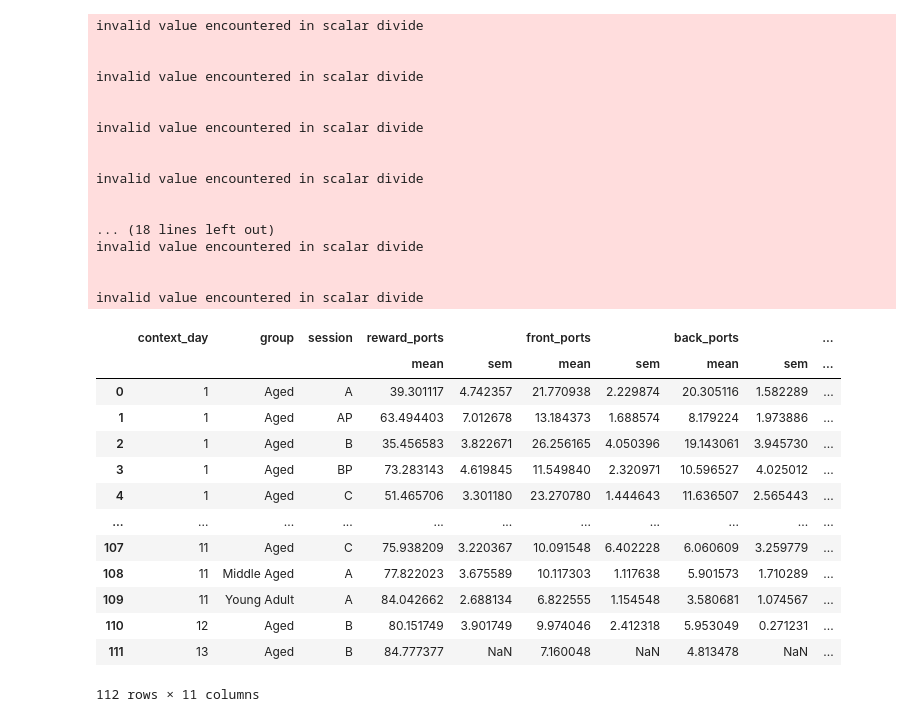
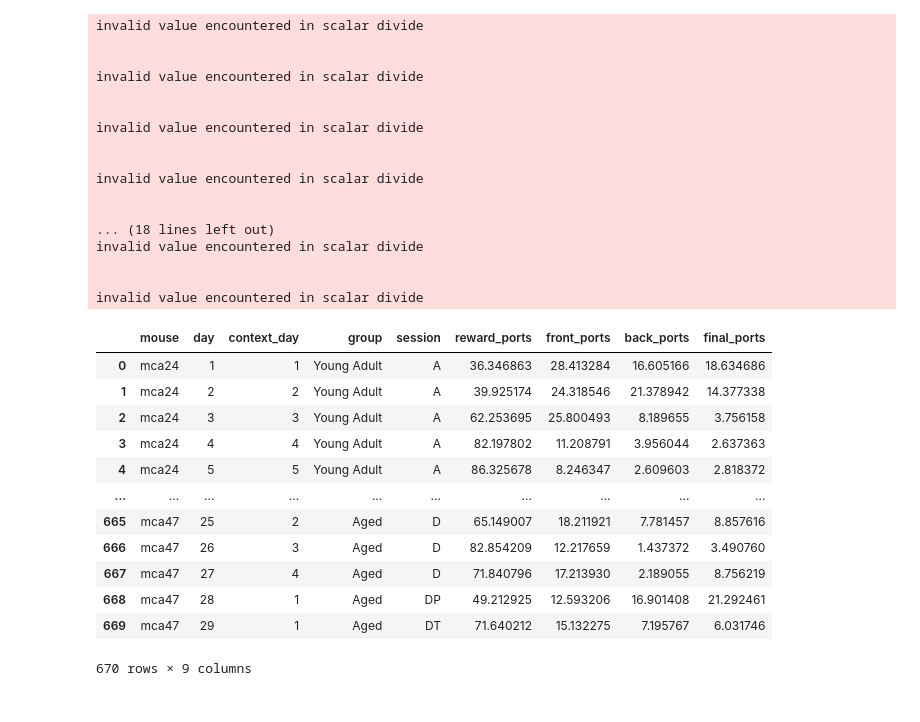
Before and after one commit to austinbaggetta/MultiCon_Analysis, a Jupyter notebook: MultiCon_Behavior/MultiCon_Aging2/current_behavior.ipynb, the cells around one changed output. Drawn from its saved outputs; the diff is of its cells as text; code cells hidden in the pictures.

```diff
--- a/MultiCon_Behavior/MultiCon_Aging2/current_behavior.ipynb
+++ b/MultiCon_Behavior/MultiCon_Aging2/current_behavior.ipynb
@@ -146,7 +146,7 @@ opacity = 0.8 ## for binning across trials
 # %%
 ## Linear track rewards
 result_dict = {'mouse': [], 'day': [], 'group': [], 'rewards': []}
-for mouse in os.listdir(lin_path):
+for mouse in os.listdir(lin_path)[:-1]:
     mouse_path = pjoin(lin_path, mouse)
     group = 'Young Adult' if mouse in young_adult else 'Middle Aged' if mouse in middle_aged else 'Aged'
     for idx, session in enumerate(os.listdir(mouse_path)):
@@ -1062,25 +1072,22 @@ invalid value encountered in scalar divide
 
 
 invalid value encountered in scalar divide
-# %%
-avg_licks = lick_df.groupby(['context_day', 'group', 'session'], as_index=False).agg({'reward_ports': ['mean', 'sem'], 'front_ports': ['mean', 'sem'],
-                                                                                      'back_ports': ['mean', 'sem'], 'final_ports': ['mean', 'sem']})
-avg_licks
-# %% [output]
-|  | context_day | group | session | reward_ports |  | front_ports |  | back_ports |  | ... |
-|  |  |  |  | mean | sem | mean | sem | mean | sem | ... |
-| 0 | 1 | Aged | A | 39.301117 | 4.742357 | 21.770938 | 2.229874 | 20.305116 | 1.582289 | ... |
-| 1 | 1 | Aged | AP | 63.494403 | 7.012678 | 13.184373 | 1.688574 | 8.179224 | 1.973886 | ... |
-| 2 | 1 | Aged | B | 35.456583 | 3.822671 | 26.256165 | 4.050396 | 19.143061 | 3.945730 | ... |
-| 3 | 1 | Aged | BP | 73.283143 | 4.619845 | 11.549840 | 2.320971 | 10.596527 | 4.025012 | ... |
-| 4 | 1 | Aged | C | 51.465706 | 3.301180 | 23.270780 | 1.444643 | 11.636507 | 2.565443 | ... |
-| ... | ... | ... | ... | ... | ... | ... | ... | ... | ... | ... |
-| 107 | 11 | Aged | C | 75.938209 | 3.220367 | 10.091548 | 6.402228 | 6.060609 | 3.259779 | ... |
-| 108 | 11 | Middle Aged | A | 77.822023 | 3.675589 | 10.117303 | 1.117638 | 5.901573 | 1.710289 | ... |
-| 109 | 11 | Young Adult | A | 84.042662 | 2.688134 | 6.822555 | 1.154548 | 3.580681 | 1.074567 | ... |
-| 110 | 12 | Aged | B | 80.151749 | 3.901749 | 9.974046 | 2.412318 | 5.953049 | 0.271231 | ... |
-| 111 | 13 | Aged | B | 84.777377 | NaN | 7.160048 | NaN | 4.813478 | NaN | ... |
-112 rows × 11 columns
+# %%
+lick_df
+# %% [output]
+|  | mouse | day | context_day | group | session | reward_ports | front_ports | back_ports | final_ports |
+| 0 | mca24 | 1 | 1 | Young Adult | A | 36.346863 | 28.413284 | 16.605166 | 18.634686 |
+| 1 | mca24 | 2 | 2 | Young Adult | A | 39.925174 | 24.318546 | 21.378942 | 14.377338 |
+| 2 | mca24 | 3 | 3 | Young Adult | A | 62.253695 | 25.800493 | 8.189655 | 3.756158 |
+| 3 | mca24 | 4 | 4 | Young Adult | A | 82.197802 | 11.208791 | 3.956044 | 2.637363 |
+| 4 | mca24 | 5 | 5 | Young Adult | A | 86.325678 | 8.246347 | 2.609603 | 2.818372 |
+| ... | ... | ... | ... | ... | ... | ... | ... | ... | ... |
+| 665 | mca47 | 25 | 2 | Aged | D | 65.149007 | 18.211921 | 7.781457 | 8.857616 |
+| 666 | mca47 | 26 | 3 | Aged | D | 82.854209 | 12.217659 | 1.437372 | 3.490760 |
+| 667 | mca47 | 27 | 4 | Aged | D | 71.840796 | 17.213930 | 2.189055 | 8.756219 |
+| 668 | mca47 | 28 | 1 | Aged | DP | 49.212925 | 12.593206 | 16.901408 | 21.292461 |
+| 669 | mca47 | 29 | 1 | Aged | DT | 71.640212 | 15.132275 | 7.195767 | 6.031746 |
+670 rows × 9 columns
 # %%
 ## Young mice in A
 age_group = 'Young Adult'
```
Also changed, not shown: parts of 11 cells of this notebook.
